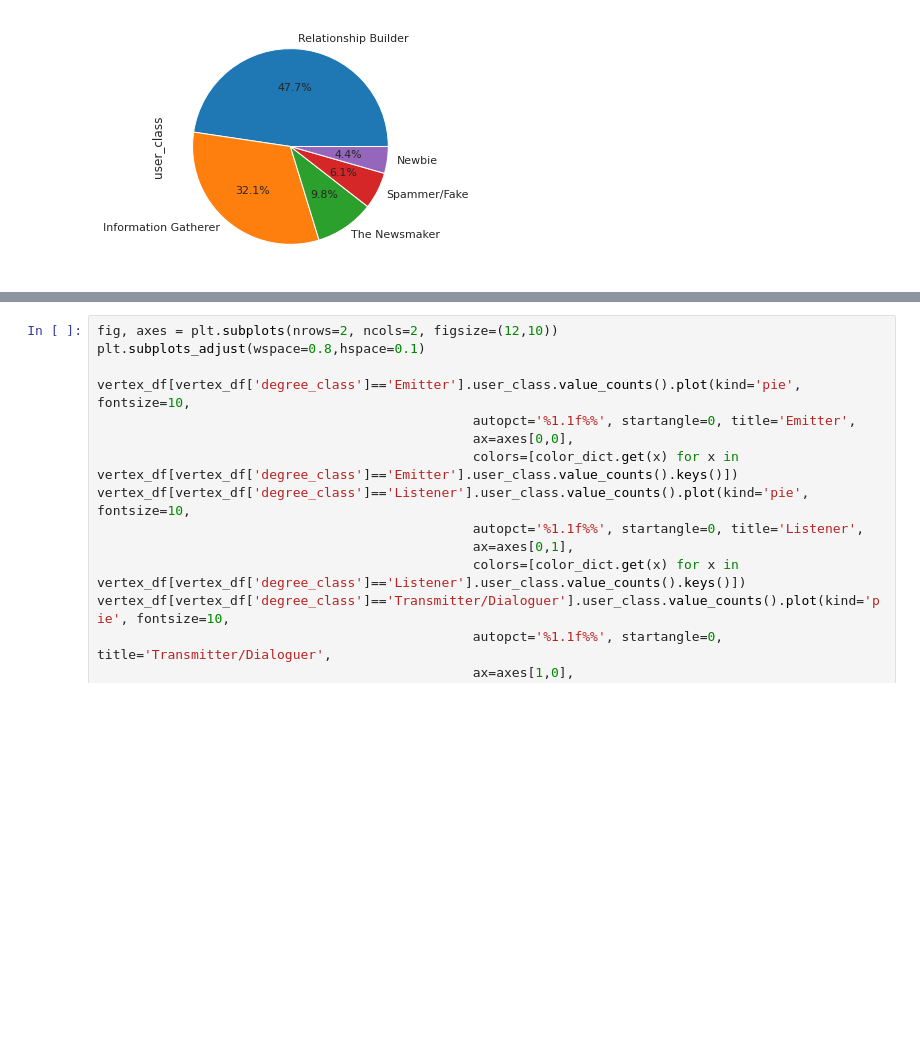
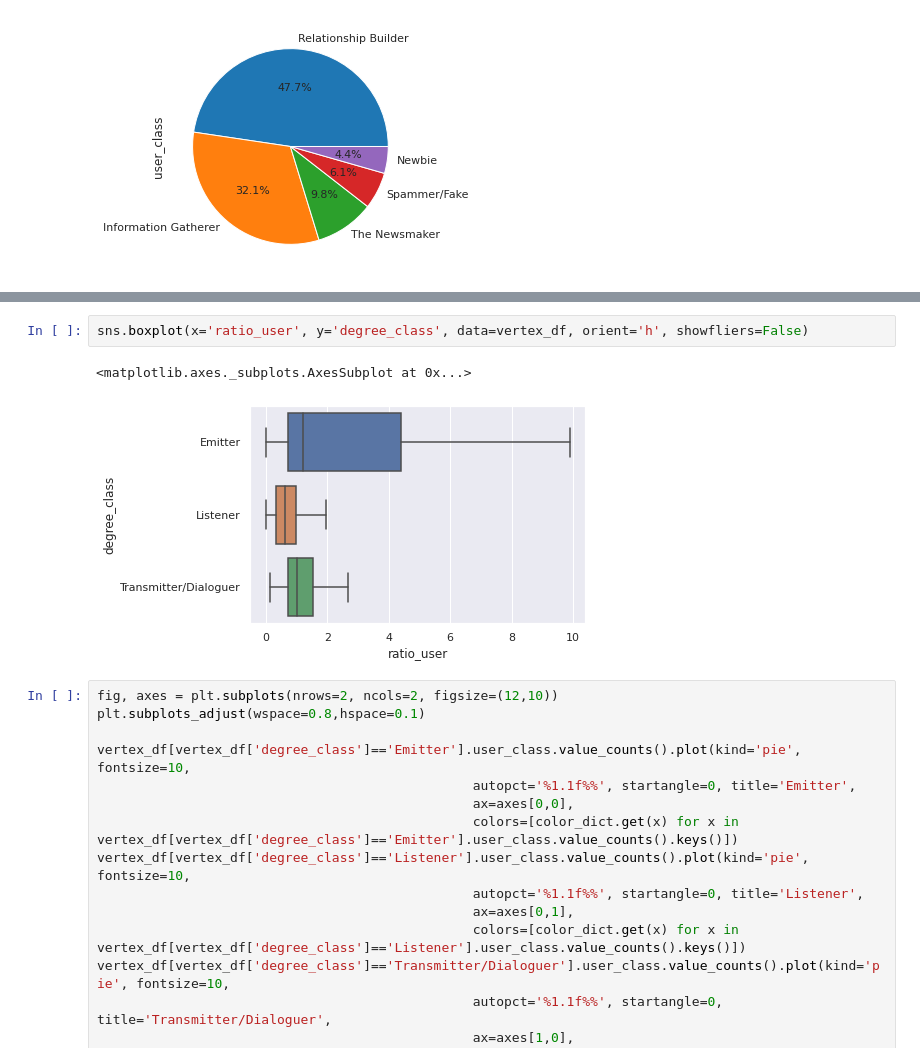
Before and after one commit to Jaimemorillo/electoral-prediction-madrid, a Jupyter notebook: read_tweets.ipynb, the cells around one changed output, grey strips where cells are left out. Cells and saved outputs as stored; diff of their text form; blank space fills up the shorter version.

```diff
--- a/read_tweets.ipynb
+++ b/read_tweets.ipynb
@@ -421,3 +611,8 @@ vertex_df.user_class.value_counts().plot(kind='pie', fontsize=11,
+# %%
+sns.boxplot(x='ratio_user', y='degree_class', data=vertex_df, orient='h', showfliers=False)
+# %% [output]
+<matplotlib.axes._subplots.AxesSubplot at 0x...>
+[figure, added]
 # %%
 fig, axes = plt.subplots(nrows=2, ncols=2, figsize=(12,10))
 plt.subplots_adjust(wspace=0.8,hspace=0.1)
```
Also changed, not shown: parts of 46 cells of this notebook.
